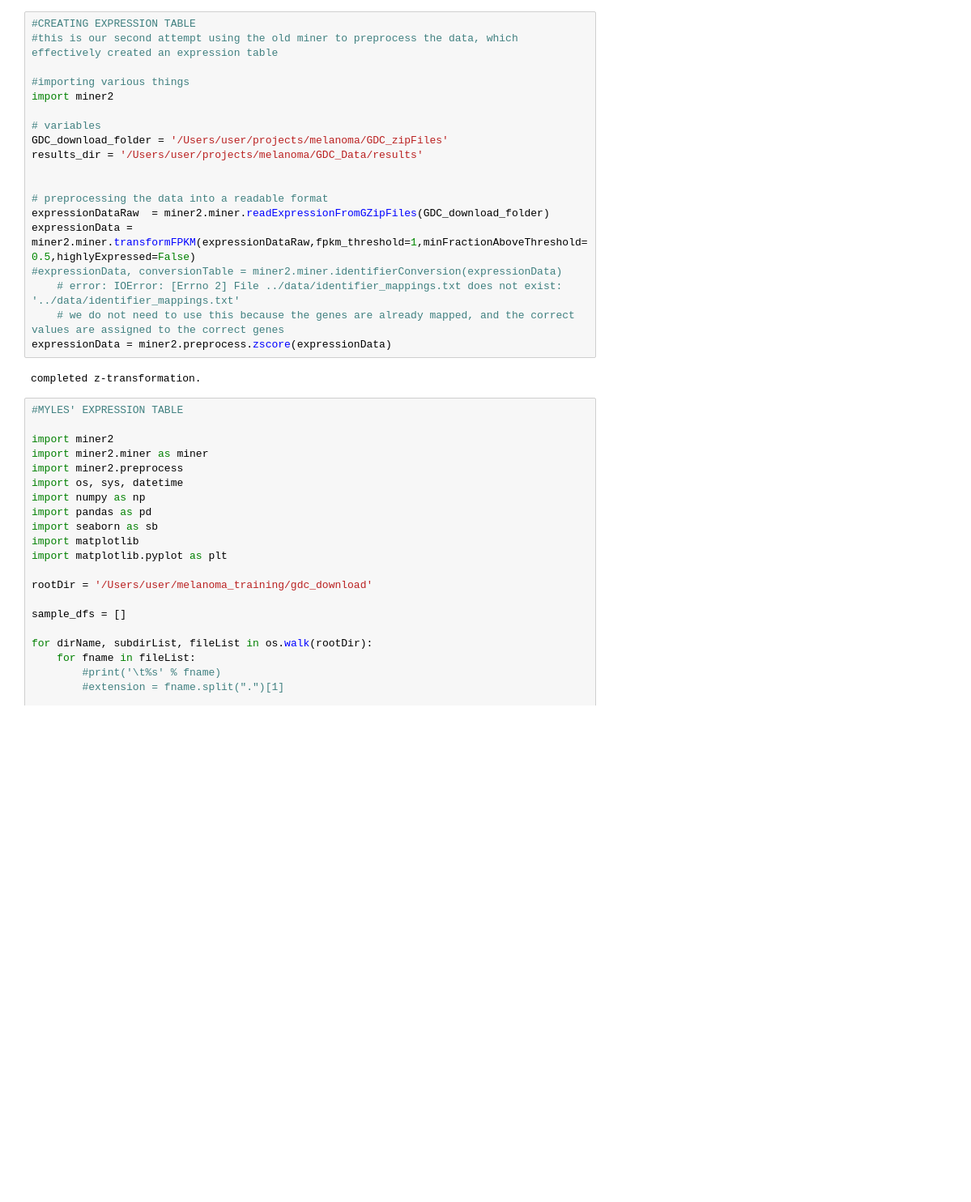
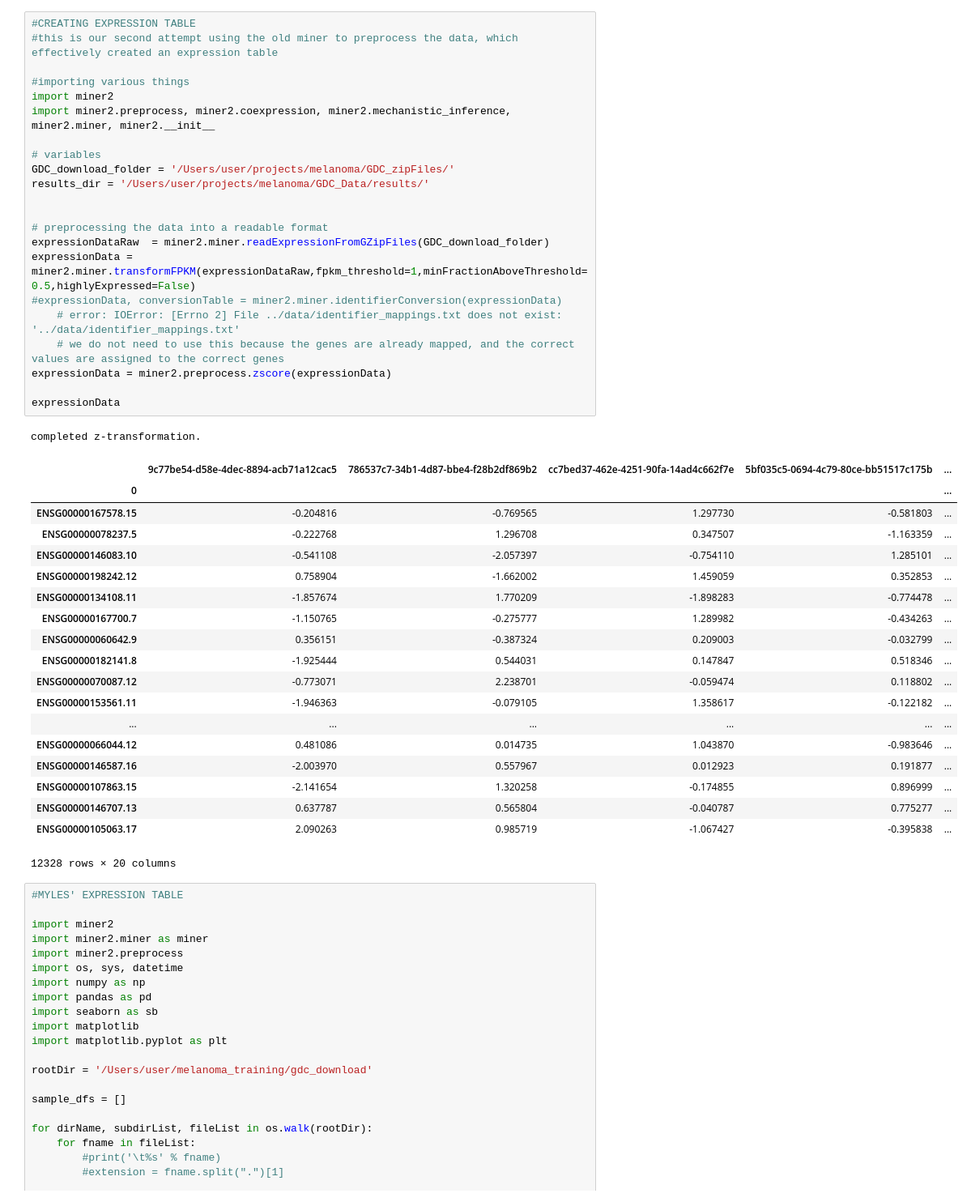
Before and after one commit to isbinternship/MelanomaExpression, a Jupyter notebook: _ExpressionTable.ipynb, the cells around one changed output. Shown at 81% size. Saved outputs shown, nothing was run; the diff lists cells and outputs as text; blank space fills up the shorter version.

```diff
--- a/_ExpressionTable.ipynb
+++ b/_ExpressionTable.ipynb
@@ -18,24 +18,46 @@ expression_data, conversion_table = miner2.preprocess.main(GDC_download_folder)
 # %%
 #CREATING EXPRESSION TABLE
 #this is our second attempt using the old miner to preprocess the data, which effectively created an expression table
 
 #importing various things
 import miner2
+import miner2.preprocess, miner2.coexpression, miner2.mechanistic_inference, miner2.miner, miner2.__init__
 
 # variables
-GDC_download_folder = '/Users/user/projects/melanoma/GDC_zipFiles'
-results_dir = '/Users/user/projects/melanoma/GDC_Data/results'
+GDC_download_folder = '/Users/user/projects/melanoma/GDC_zipFiles/'
+results_dir = '/Users/user/projects/melanoma/GDC_Data/results/'
 
 
 # preprocessing the data into a readable format
 expressionDataRaw  = miner2.miner.readExpressionFromGZipFiles(GDC_download_folder)
 expressionData = miner2.miner.transformFPKM(expressionDataRaw,fpkm_threshold=1,minFractionAboveThreshold=0.5,highlyExpressed=False)
 #expressionData, conversionTable = miner2.miner.identifierConversion(expressionData)
     # error: IOError: [Errno 2] File ../data/identifier_mappings.txt does not exist: '../data/identifier_mappings.txt'
     # we do not need to use this because the genes are already mapped, and the correct values are assigned to the correct genes
 expressionData = miner2.preprocess.zscore(expressionData)
+
+expressionData
 # %% [output]
 completed z-transformation.
+|  | 9c77be54-d58e-4dec-8894-acb71a12cac5 | 786537c7-34b1-4d87-bbe4-f28b2df869b2 | cc7bed37-462e-4251-90fa-14ad4c662f7e | 5bf035c5-0694-4c79-80ce-bb51517c175b | ... |
+| 0 |  |  |  |  | ... |
+| ENSG00000167578.15 | -0.204816 | -0.769565 | 1.297730 | -0.581803 | ... |
+| ENSG00000078237.5 | -0.222768 | 1.296708 | 0.347507 | -1.163359 | ... |
+| ENSG00000146083.10 | -0.541108 | -2.057397 | -0.754110 | 1.285101 | ... |
+| ENSG00000198242.12 | 0.758904 | -1.662002 | 1.459059 | 0.352853 | ... |
+| ENSG00000134108.11 | -1.857674 | 1.770209 | -1.898283 | -0.774478 | ... |
+| ENSG00000167700.7 | -1.150765 | -0.275777 | 1.289982 | -0.434263 | ... |
+| ENSG00000060642.9 | 0.356151 | -0.387324 | 0.209003 | -0.032799 | ... |
+| ENSG00000182141.8 | -1.925444 | 0.544031 | 0.147847 | 0.518346 | ... |
+| ENSG00000070087.12 | -0.773071 | 2.238701 | -0.059474 | 0.118802 | ... |
+| ENSG00000153561.11 | -1.946363 | -0.079105 | 1.358617 | -0.122182 | ... |
+| ... | ... | ... | ... | ... | ... |
+| ENSG00000066044.12 | 0.481086 | 0.014735 | 1.043870 | -0.983646 | ... |
+| ENSG00000146587.16 | -2.003970 | 0.557967 | 0.012923 | 0.191877 | ... |
+| ENSG00000107863.15 | -2.141654 | 1.320258 | -0.174855 | 0.896999 | ... |
+| ENSG00000146707.13 | 0.637787 | 0.565804 | -0.040787 | 0.775277 | ... |
+| ENSG00000105063.17 | 2.090263 | 0.985719 | -1.067427 | -0.395838 | ... |
+12328 rows × 20 columns
 # %%
 #MYLES' EXPRESSION TABLE
 
```
Also changed, not shown: parts of 1 cell of this notebook, 3 other files.
